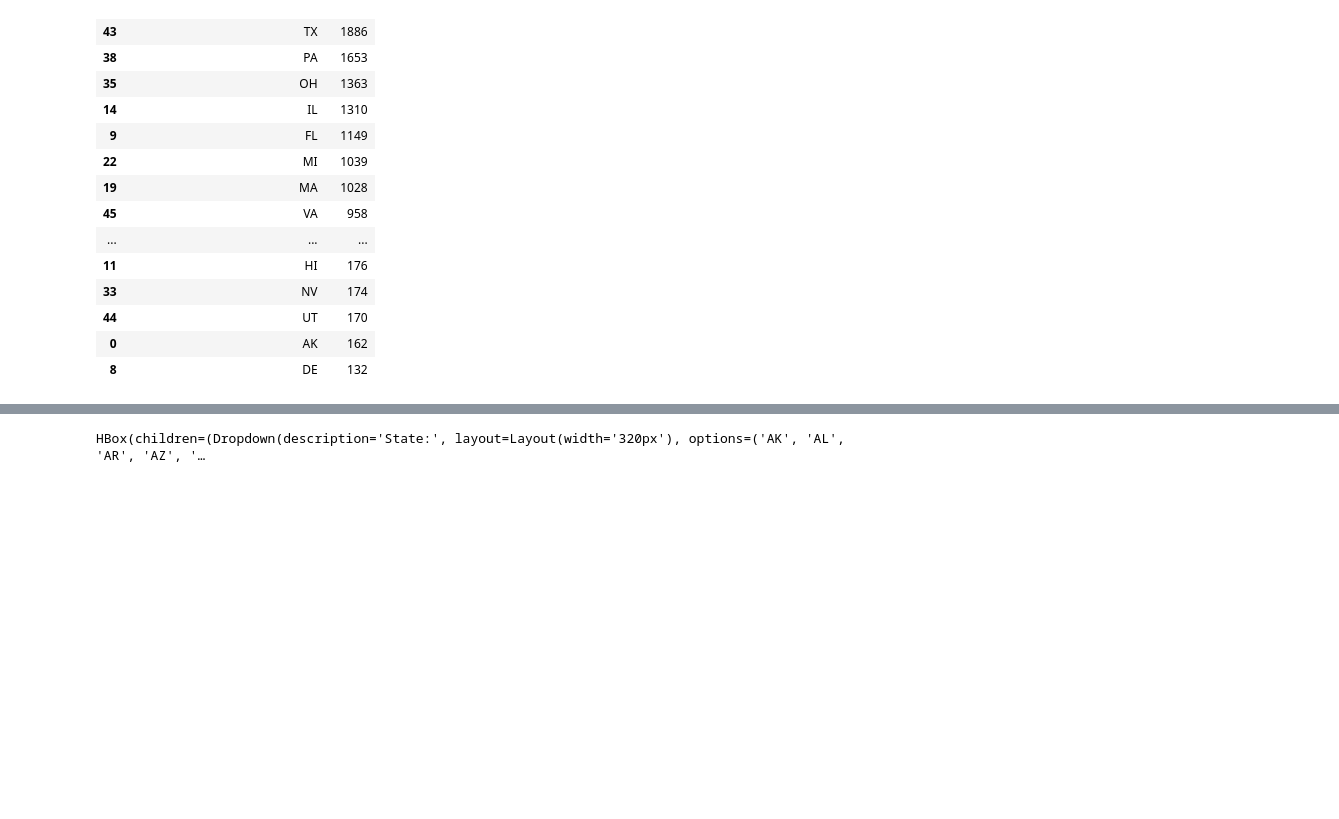
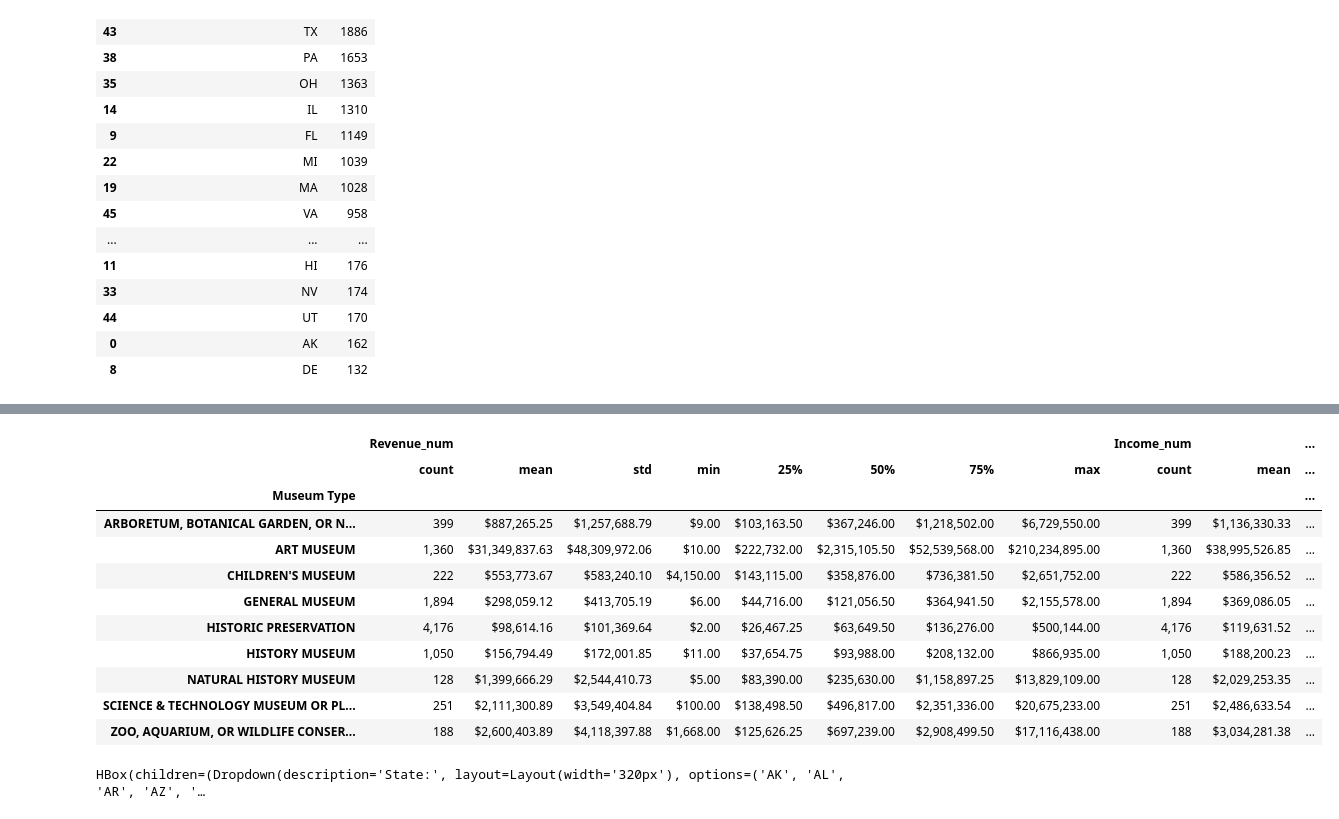
Before and after one commit to SevenDot0-Week5/MuseumsNotebook, a Jupyter notebook: MuseumNotes.ipynb, the cells around one changed output, grey strips where cells are left out. Drawn from its saved outputs; the diff is of its cells as text; code cells hidden in the pictures; blank space fills up the shorter version.

```diff
--- a/MuseumNotes.ipynb
+++ b/MuseumNotes.ipynb
@@ -349,3 +380,59 @@ state_counts
+# %%
+stats_df = clean_copy.copy()
+
+stats_df['Revenue_num'] = pd.to_numeric(
+    stats_df['Revenue'].astype(str).str.replace(r'[\$,]', '', regex=True),
+    errors='coerce'
+)
+stats_df['Income_num'] = pd.to_numeric(
+    stats_df['Income'].astype(str).str.replace(r'[\$,]', '', regex=True),
+    errors='coerce'
+)
+
+# Drop rows with NA or zero/non-positive values in either measure.
+stats_df = stats_df.dropna(subset=['Revenue_num', 'Income_num'])
+stats_df = stats_df[(stats_df['Revenue_num'] > 0) & (stats_df['Income_num'] > 0)]
+
+# Drop outliers per museum type using the IQR rule for both revenue and income.
+mask = pd.Series(True, index=stats_df.index)
+for col in ['Revenue_num', 'Income_num']:
+    q1 = stats_df.groupby('Museum Type')[col].transform(lambda s: s.quantile(0.25))
+    q3 = stats_df.groupby('Museum Type')[col].transform(lambda s: s.quantile(0.75))
+    iqr = q3 - q1
+    lower = q1 - 1.5 * iqr
+    upper = q3 + 1.5 * iqr
+    mask &= stats_df[col].between(lower, upper)
+
+stats_no_outliers = stats_df[mask]
+
+museum_type_describe = (
+    stats_no_outliers.groupby('Museum Type')[['Revenue_num', 'Income_num']]
+    .describe()
+)
+
+usd_stats = ['mean', 'std', 'min', '25%', '50%', '75%', 'max']
+formatters = {
+    ('Revenue_num', 'count'): '{:,.0f}'.format,
+    ('Income_num', 'count'): '{:,.0f}'.format,
+}
+for metric in ['Revenue_num', 'Income_num']:
+    for stat in usd_stats:
+        formatters[(metric, stat)] = '${:,.2f}'.format
+
+museum_type_describe.style.format(formatters)
+# %% [output]
+|  | Revenue_num |  |  |  |  |  |  |  | Income_num |  | ... |
+|  | count | mean | std | min | 25% | 50% | 75% | max | count | mean | ... |
+| Museum Type |  |  |  |  |  |  |  |  |  |  | ... |
+| ARBORETUM, BOTANICAL GARDEN, OR N... | 399 | $887,265.25 | $1,257,688.79 | $9.00 | $103,163.50 | $367,246.00 | $1,218,502.00 | $6,729,550.00 | 399 | $1,136,330.33 | ... |
+| ART MUSEUM | 1,360 | $31,349,837.63 | $48,309,972.06 | $10.00 | $222,732.00 | $2,315,105.50 | $52,539,568.00 | $210,234,895.00 | 1,360 | $38,995,526.85 | ... |
+| CHILDREN'S MUSEUM | 222 | $553,773.67 | $583,240.10 | $4,150.00 | $143,115.00 | $358,876.00 | $736,381.50 | $2,651,752.00 | 222 | $586,356.52 | ... |
+| GENERAL MUSEUM | 1,894 | $298,059.12 | $413,705.19 | $6.00 | $44,716.00 | $121,056.50 | $364,941.50 | $2,155,578.00 | 1,894 | $369,086.05 | ... |
+| HISTORIC PRESERVATION | 4,176 | $98,614.16 | $101,369.64 | $2.00 | $26,467.25 | $63,649.50 | $136,276.00 | $500,144.00 | 4,176 | $119,631.52 | ... |
+| HISTORY MUSEUM | 1,050 | $156,794.49 | $172,001.85 | $11.00 | $37,654.75 | $93,988.00 | $208,132.00 | $866,935.00 | 1,050 | $188,200.23 | ... |
+| NATURAL HISTORY MUSEUM | 128 | $1,399,666.29 | $2,544,410.73 | $5.00 | $83,390.00 | $235,630.00 | $1,158,897.25 | $13,829,109.00 | 128 | $2,029,253.35 | ... |
+| SCIENCE & TECHNOLOGY MUSEUM OR PL... | 251 | $2,111,300.89 | $3,549,404.84 | $100.00 | $138,498.50 | $496,817.00 | $2,351,336.00 | $20,675,233.00 | 251 | $2,486,633.54 | ... |
+| ZOO, AQUARIUM, OR WILDLIFE CONSER... | 188 | $2,600,403.89 | $4,118,397.88 | $1,668.00 | $125,626.25 | $697,239.00 | $2,908,499.50 | $17,116,438.00 | 188 | $3,034,281.38 | ... |
 # %%
 import pandas as pd
 import matplotlib.pyplot as plt
```
Also changed, not shown: parts of 10 cells of this notebook.
